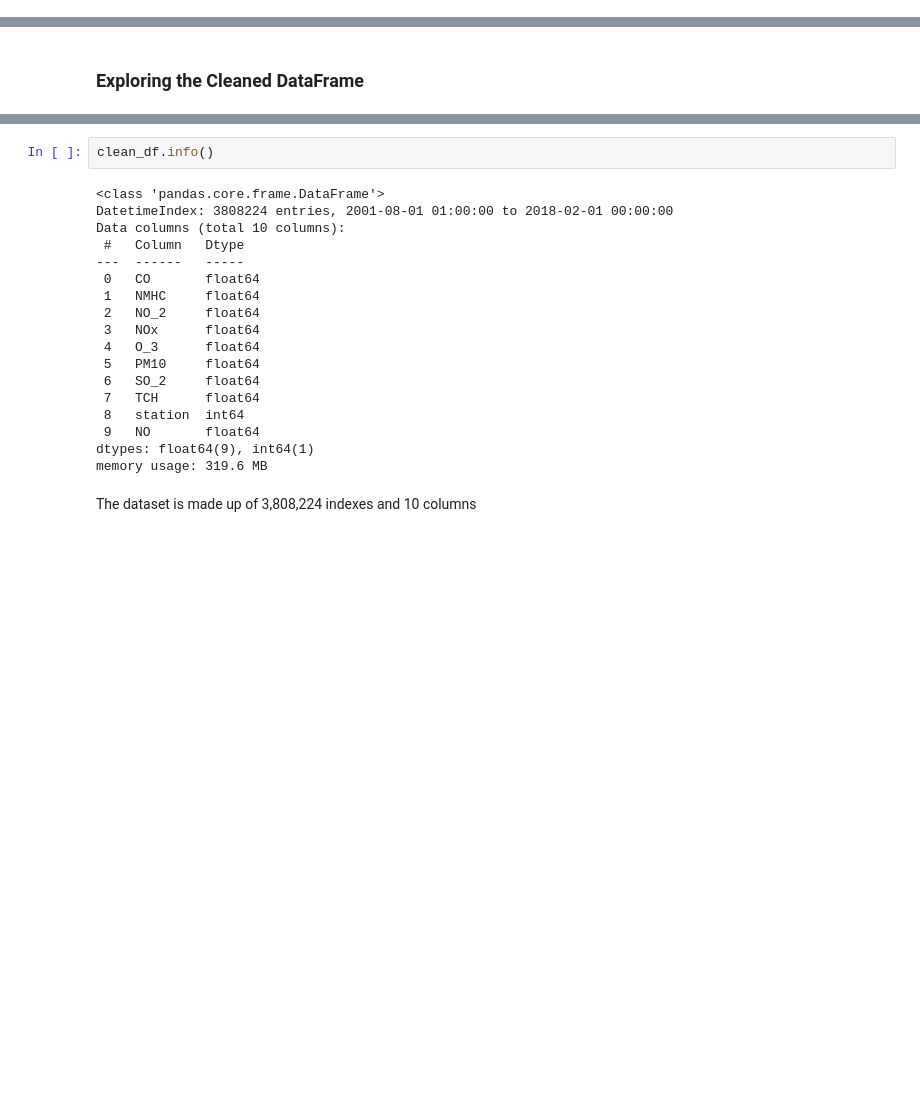
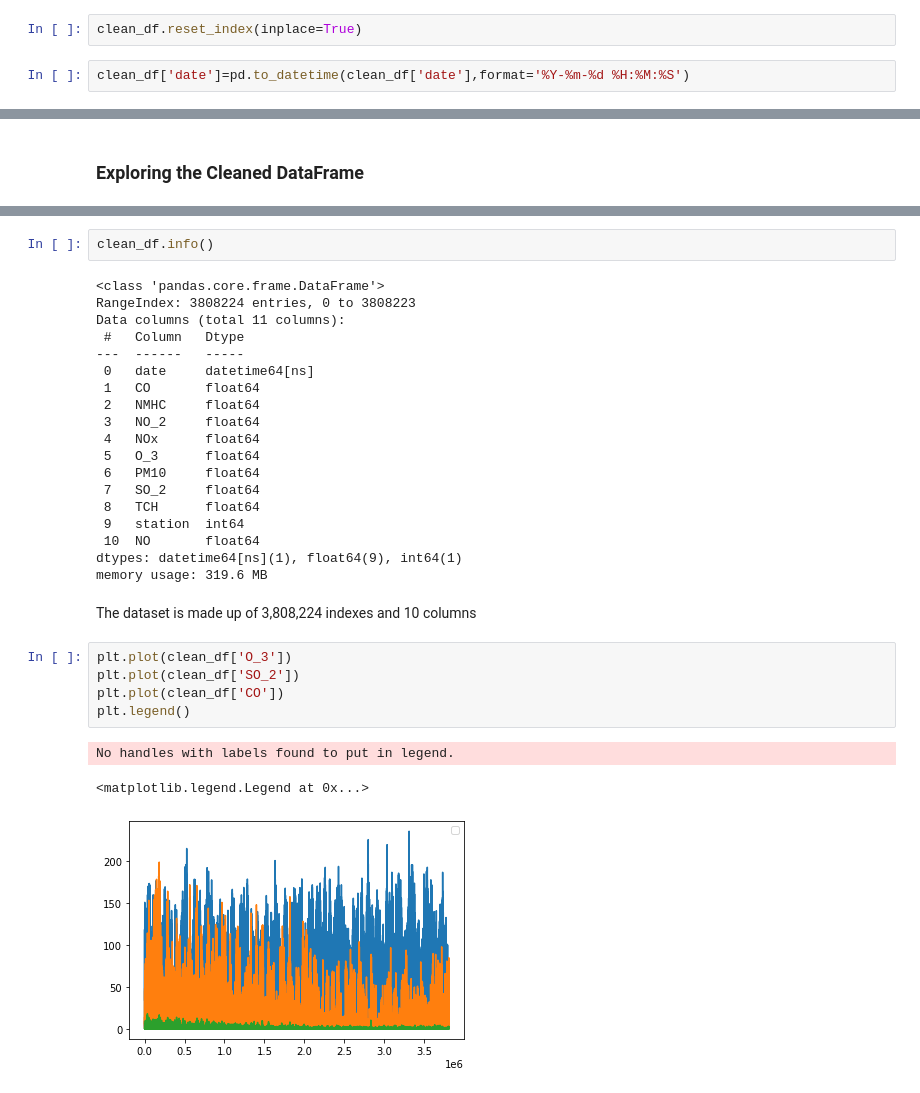
Before and after one commit to lisachukwu/PP22-W607, a Jupyter notebook: W706.ipynb, the cells around one changed output, grey strips where cells are left out. Saved outputs shown, nothing was run; the diff lists cells and outputs as text; blank space fills up the shorter version.

```diff
--- a/W706.ipynb
+++ b/W706.ipynb
@@ -147,3 +147,7 @@ clean_df.head()
 | 2001-08-01 01:00:00 | 0.28 | 0.15 | 50.660000 | 61.380001 | 46.310001 | 100.099998 | 7.85 | 1.38 | 28079003 | 6.0 |
 | 2001-08-01 01:00:00 | 0.47 | 0.15 | 69.790001 | 73.449997 | 40.650002 | 69.779999 | 6.46 | 1.38 | 28079004 | 6.0 |
 | 2001-08-01 01:00:00 | 0.39 | 0.15 | 22.830000 | 24.799999 | 66.309998 | 75.180000 | 8.80 | 1.38 | 28079039 | 6.0 |
+# %%
+clean_df.reset_index(inplace=True)
+# %%
+clean_df['date']=pd.to_datetime(clean_df['date'],format='%Y-%m-%d %H:%M:%S')
@@ -221,21 +241,31 @@ clean_df.describe()
 clean_df.info()
 # %% [output]
 <class 'pandas.core.frame.DataFrame'>
-DatetimeIndex: 3808224 entries, 2001-08-01 01:00:00 to 2018-02-01 00:00:00
-Data columns (total 10 columns):
+RangeIndex: 3808224 entries, 0 to 3808223
+Data columns (total 11 columns):
  #   Column   Dtype
 ---  ------   -----
- 0   CO       float64
- 1   NMHC     float64
- 2   NO_2     float64
- 3   NOx      float64
- 4   O_3      float64
- 5   PM10     float64
- 6   SO_2     float64
- 7   TCH      float64
- 8   station  int64
- 9   NO       float64
-dtypes: float64(9), int64(1)
+ 0   date     datetime64[ns]
+ 1   CO       float64
+ 2   NMHC     float64
+ 3   NO_2     float64
+ 4   NOx      float64
+ 5   O_3      float64
+ 6   PM10     float64
+ 7   SO_2     float64
+ 8   TCH      float64
+ 9   station  int64
+ 10  NO       float64
+dtypes: datetime64[ns](1), float64(9), int64(1)
 memory usage: 319.6 MB
 # %% [markdown]
 The dataset is made up of 3,808,224 indexes and 10 columns
+# %%
+plt.plot(clean_df['O_3'])
+plt.plot(clean_df['SO_2'])
+plt.plot(clean_df['CO'])
+plt.legend()
+# %% [output]
+No handles with labels found to put in legend.
+<matplotlib.legend.Legend at 0x...>
+[figure, added]
```
Also changed, not shown: parts of 4 cells of this notebook.
